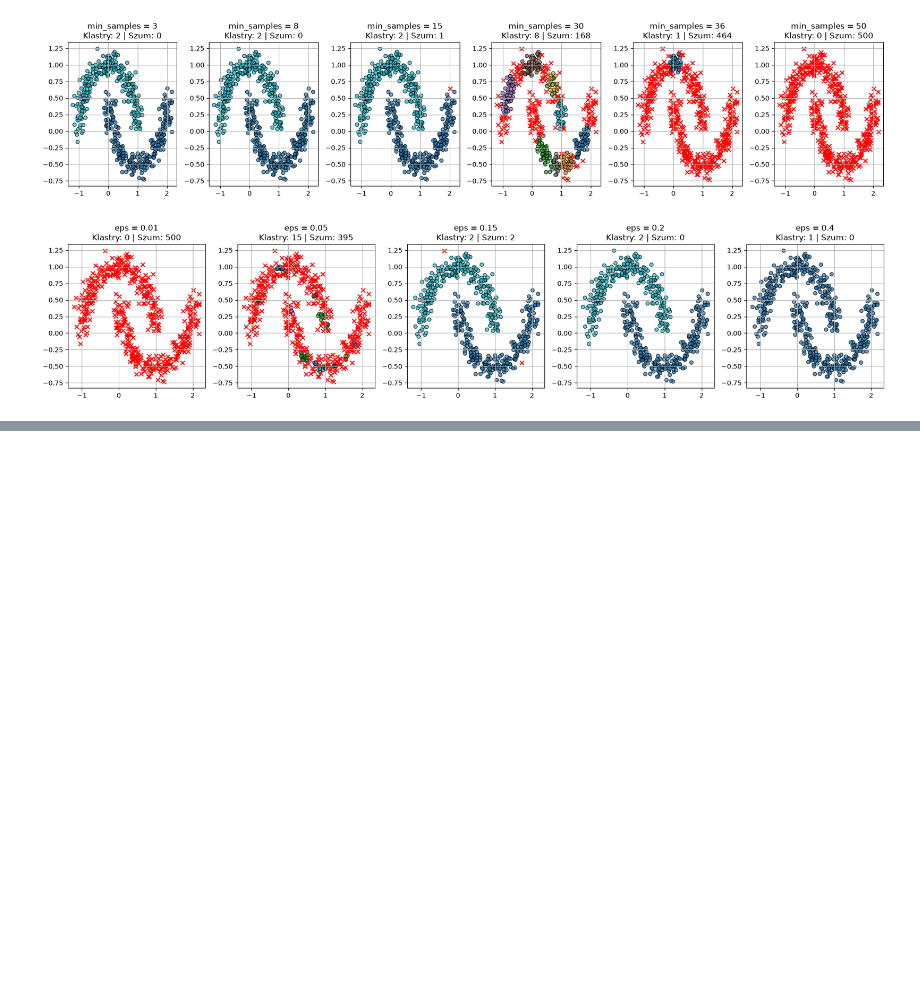
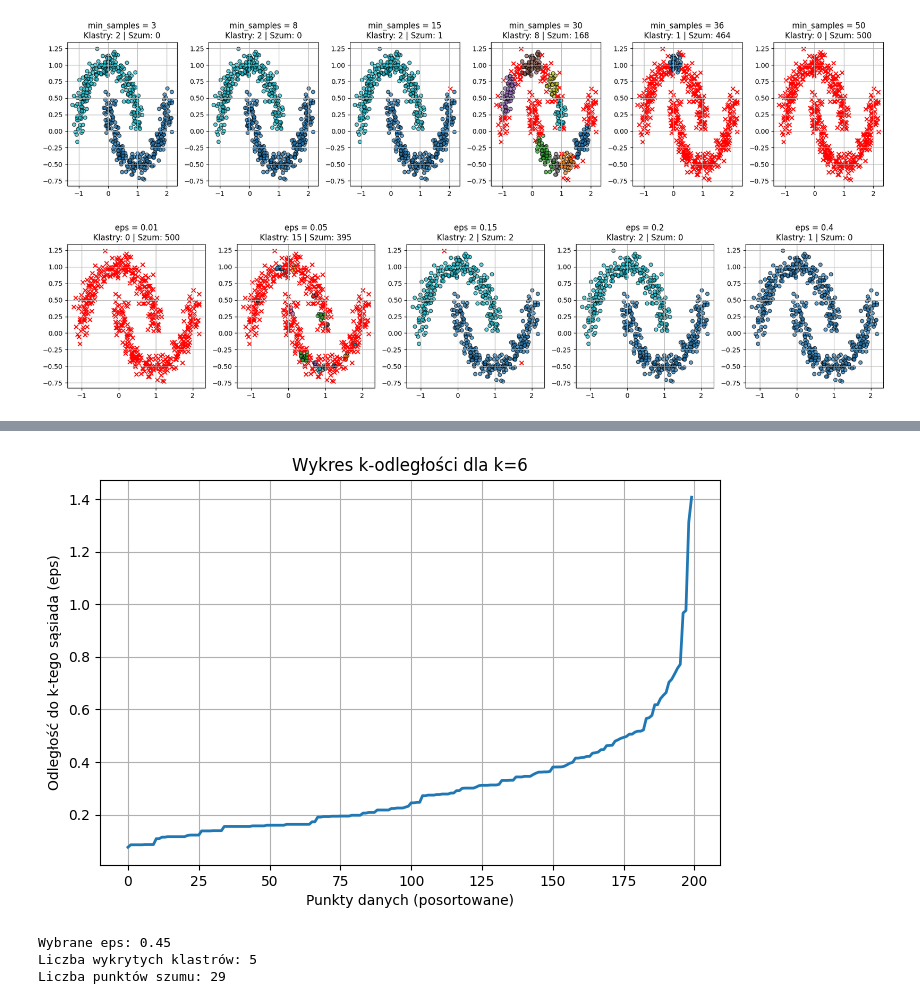
Before and after one commit to michallitwin/python-learning, a Jupyter notebook: python_ml/pca, dcscann, tsne/dbscann_exer.ipynb, the cells around one changed output, grey strips where cells are left out. Saved outputs shown, nothing was run; the diff lists cells and outputs as text; code cells hidden in the pictures; blank space fills up the shorter version.

```diff
--- a/python_ml/pca, dcscann, tsne/dbscann_exer.ipynb
+++ b/python_ml/pca, dcscann, tsne/dbscann_exer.ipynb
@@ -145,0 +208,3 @@ plt.show()
+# %%
+df = pd.read_csv('Mall_Customers.csv')
+df.head(2)
@@ -145,0 +242,36 @@ plt.show()
+# %%
+X_3 = df.drop(['CustomerID', 'Genre','Age'], axis=1)
+# %%
+scaler = StandardScaler()
+X_scaled = scaler.fit_transform(X_3)
+# %%
+k=6
+nn = NearestNeighbors(n_neighbors=k)
+nn.fit(X_scaled)
+distances, _ = nn.kneighbors(X_scaled)
+k_distances = np.sort(distances[:, -1])
+
+plt.figure(figsize=(8, 5))
+plt.plot(k_distances, linewidth=2)
+plt.title(f'Wykres k-odległości dla k={k}')
+plt.xlabel('Punkty danych (posortowane)')
+plt.ylabel('Odległość do k-tego sąsiada (eps)')
+plt.grid(True)
+# %% [output]
+[figure, added]
+# %%
+optymalne_eps = 0.45
+
+dbscan = DBSCAN(eps=optymalne_eps, min_samples=k)
+labels = dbscan.fit_predict(X_scaled)
+
+n_clusters = len(set(labels)) - (1 if -1 in labels else 0)
+n_noise = list(labels).count(-1)
+
+print(f"Wybrane eps: {optymalne_eps}")
+print(f"Liczba wykrytych klastrów: {n_clusters}")
+print(f"Liczba punktów szumu: {n_noise}")
+# %% [output]
+Wybrane eps: 0.45
+Liczba wykrytych klastrów: 5
+Liczba punktów szumu: 29
```
Also changed, not shown: parts of 33 cells of this notebook, 2 other files.
